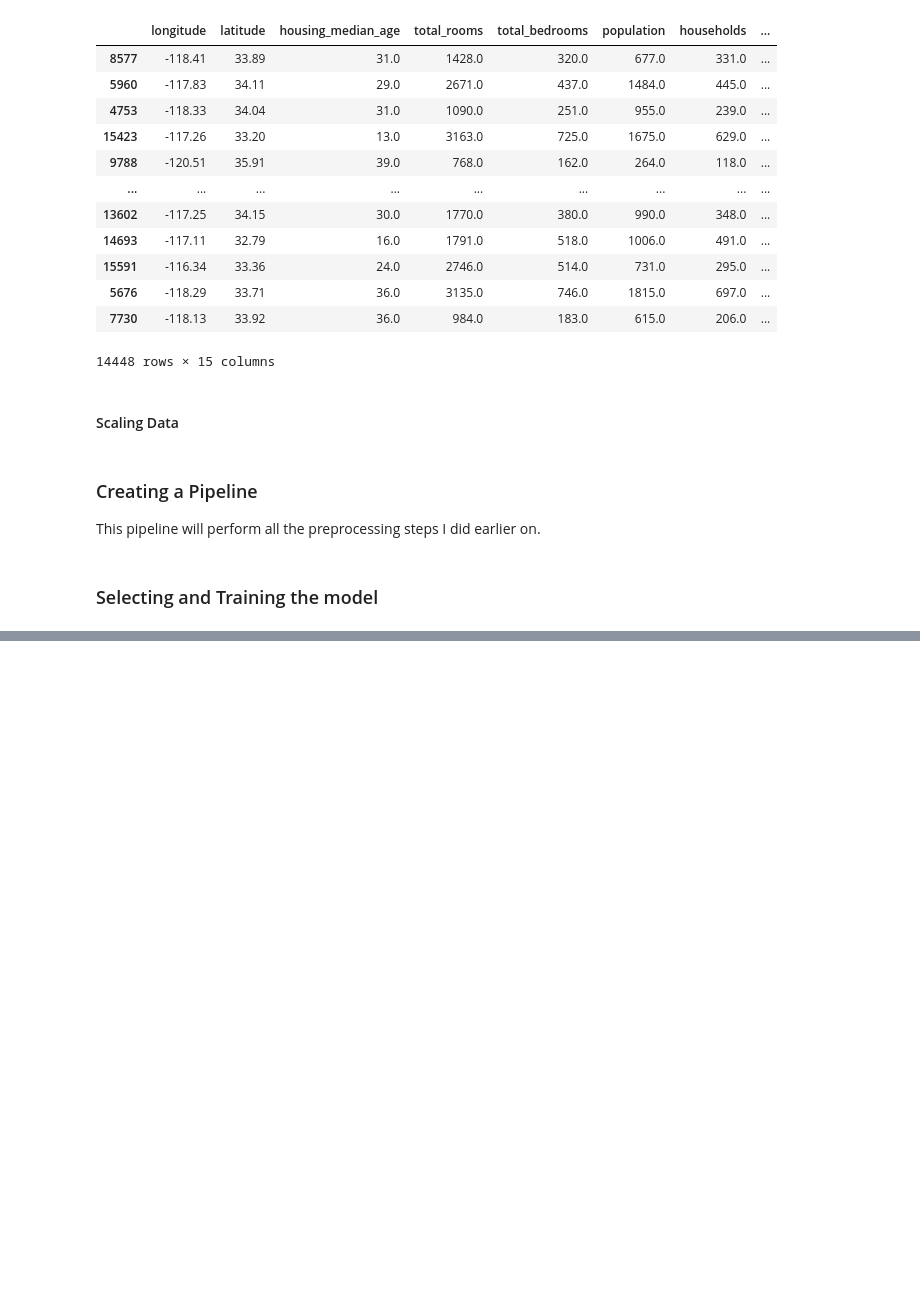
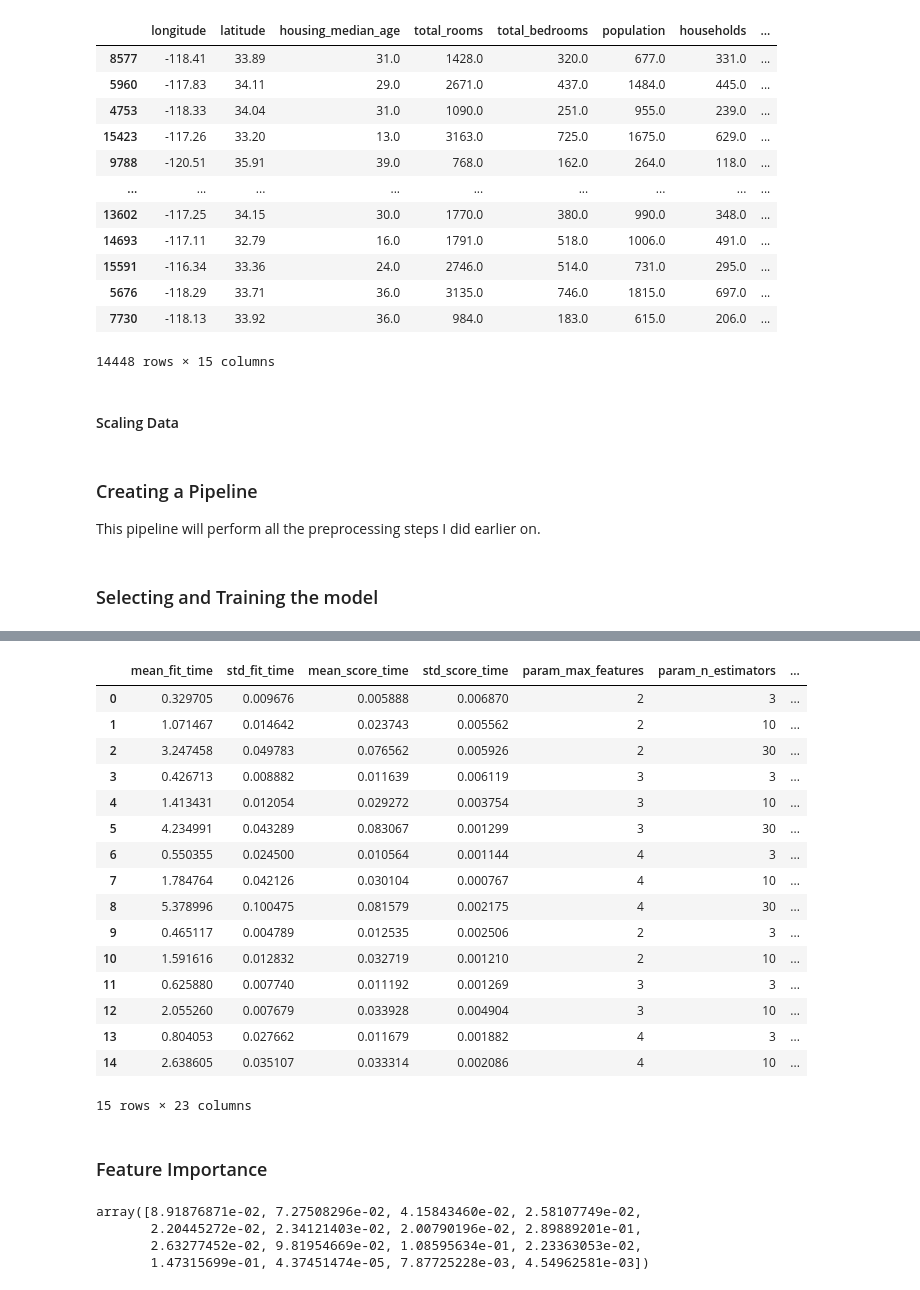
Before and after one commit to Cyril-Dzantor/housing-price-prediction-, a Jupyter notebook: notebooks/Housing_pricing.ipynb, the cells around one changed output, grey strips where cells are left out. Cells and saved outputs as stored; diff of their text form; code cells hidden in the pictures; blank space fills up the shorter version.

```diff
--- a/notebooks/Housing_pricing.ipynb
+++ b/notebooks/Housing_pricing.ipynb
@@ -362,0 +428,3 @@ def data_transformation(data):
+# %%
+lin_model = LinearRegression()
+lin_model.fit(train_data, train_labels)
@@ -362,0 +572,30 @@ def data_transformation(data):
+# %%
+pd.DataFrame(grid_search.cv_results_)
+# %% [output]
+|  | mean_fit_time | std_fit_time | mean_score_time | std_score_time | param_max_features | param_n_estimators | ... |
+| 0 | 0.329705 | 0.009676 | 0.005888 | 0.006870 | 2 | 3 | ... |
+| 1 | 1.071467 | 0.014642 | 0.023743 | 0.005562 | 2 | 10 | ... |
+| 2 | 3.247458 | 0.049783 | 0.076562 | 0.005926 | 2 | 30 | ... |
+| 3 | 0.426713 | 0.008882 | 0.011639 | 0.006119 | 3 | 3 | ... |
+| 4 | 1.413431 | 0.012054 | 0.029272 | 0.003754 | 3 | 10 | ... |
+| 5 | 4.234991 | 0.043289 | 0.083067 | 0.001299 | 3 | 30 | ... |
+| 6 | 0.550355 | 0.024500 | 0.010564 | 0.001144 | 4 | 3 | ... |
+| 7 | 1.784764 | 0.042126 | 0.030104 | 0.000767 | 4 | 10 | ... |
+| 8 | 5.378996 | 0.100475 | 0.081579 | 0.002175 | 4 | 30 | ... |
+| 9 | 0.465117 | 0.004789 | 0.012535 | 0.002506 | 2 | 3 | ... |
+| 10 | 1.591616 | 0.012832 | 0.032719 | 0.001210 | 2 | 10 | ... |
+| 11 | 0.625880 | 0.007740 | 0.011192 | 0.001269 | 3 | 3 | ... |
+| 12 | 2.055260 | 0.007679 | 0.033928 | 0.004904 | 3 | 10 | ... |
+| 13 | 0.804053 | 0.027662 | 0.011679 | 0.001882 | 4 | 3 | ... |
+| 14 | 2.638605 | 0.035107 | 0.033314 | 0.002086 | 4 | 10 | ... |
+15 rows × 23 columns
+# %% [markdown]
+### Feature Importance
+# %%
+feature_importances = grid_search.best_estimator_.feature_importances_
+feature_importances
+# %% [output]
+array([8.91876871e-02, 7.27508296e-02, 4.15843460e-02, 2.58107749e-02,
+       2.20445272e-02, 2.34121403e-02, 2.00790196e-02, 2.89889201e-01,
+       2.63277452e-02, 9.81954669e-02, 1.08595634e-01, 2.23363053e-02,
+       1.47315699e-01, 4.37451474e-05, 7.87725228e-03, 4.54962581e-03])
```
Also changed, not shown: parts of 32 cells of this notebook, 3 other files.
